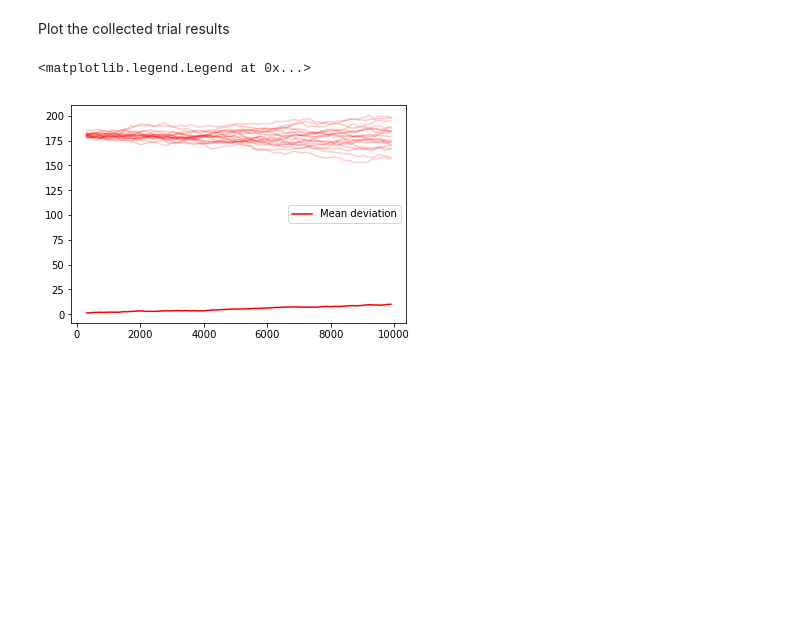
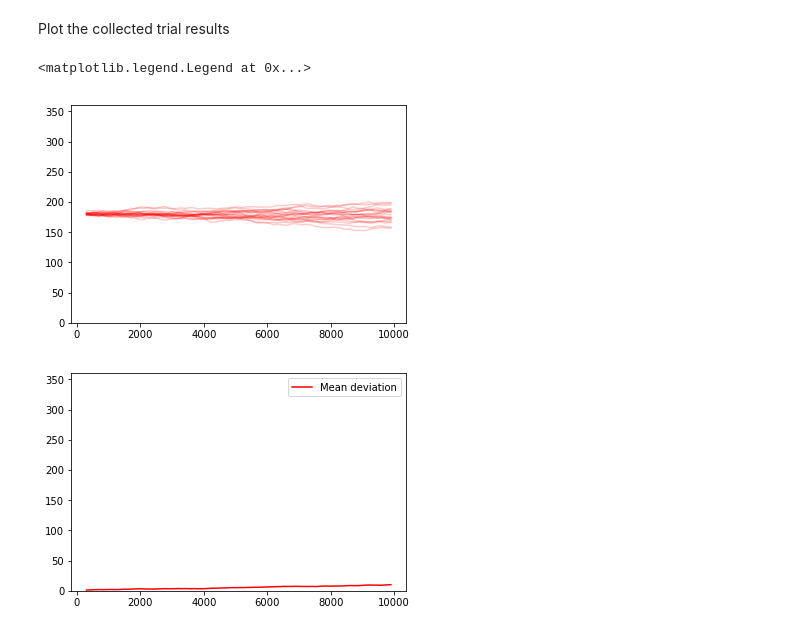
Before and after one commit to johnpi/Pisokas_Hennig_2022_Attractor_Based_Memory_old, a Jupyter notebook: line-attractor-spiking-neurodynexlib.ipynb, the cells around one changed output. Saved outputs shown, nothing was run; the diff lists cells and outputs as text; code cells hidden in the pictures; blank space fills up the shorter version.

```diff
--- a/line-attractor-spiking-neurodynexlib.ipynb
+++ b/line-attractor-spiking-neurodynexlib.ipynb
@@ -470,33 +471,39 @@ for i, item in enumerate(collected_trials_data):
     N_inhibitory                     = item['N_inhibitory']
     weight_scaling_factor            = item['weight_scaling_factor']
 
     # Data
     spike_monitor_excit_spike_trains = item['spike_monitor_excit']
     idx_monitored_neurons_excit      = item['idx_monitored_neurons_excit']
     spike_monitor_inhib_spike_trains = item['spike_monitor_inhib']
     idx_monitored_neurons_inhib      = item['idx_monitored_neurons_inhib']
     theta_ts                         = item['theta_ts']
 
     t_snapshots = range(
         int(math.floor((t_stimulus_start+t_stimulus_duration)/ms)),  # lower bound
         int(math.floor((sim_time_duration-t_window_width/2)/ms)),  # Subtract half window. Avoids an out-of-bound error later.
         int(round(snapshot_interval/ms))  # spacing between time stamps
         )*ms
 
     #theta_ts = get_theta_time_series_vec_add(spike_monitor_excit_spike_trains, idx_monitored_neurons_excit, N_excitatory, t_snapshots, t_window_width)
 
     # plot theta vs time using pyplot
-    plt.plot(t_snapshots/ms, theta_ts, color=(1,0,0,0.2))
+    color = 'red'
+    plt.plot(t_snapshots/ms, theta_ts, color=mcolors.to_rgba(color, alpha=0.2))
 
     # The absolute value of the differences of the time series samples from the stimulus angle
     abs_diff = np.abs(np.ones(len(theta_ts)) * stimulus_center_deg - theta_ts)
     theta_ts_abs_diff_list.append(abs_diff)
 
+plt.ylim([0,360])
+
 #theta_ts_abs_diff_list = np.array(theta_ts_abs_diff_list)
 theta_ts_abs_diff_mean = np.mean(theta_ts_abs_diff_list, axis=0)
 
-plt.plot(t_snapshots/ms, theta_ts_abs_diff_mean, color=(1,0,0,1), label='Mean deviation')
+plt.figure()
+plt.plot(t_snapshots/ms, theta_ts_abs_diff_mean, color=mcolors.to_rgba(color, alpha=1), label='Mean deviation')
+plt.ylim([0,360])
 plt.legend()
 # %% [output]
 <matplotlib.legend.Legend at 0x...>
-[figure, old version]
+[figure, new version]
+[figure, added]
```
Also changed, not shown: parts of 2 cells of this notebook, 1 other file.
